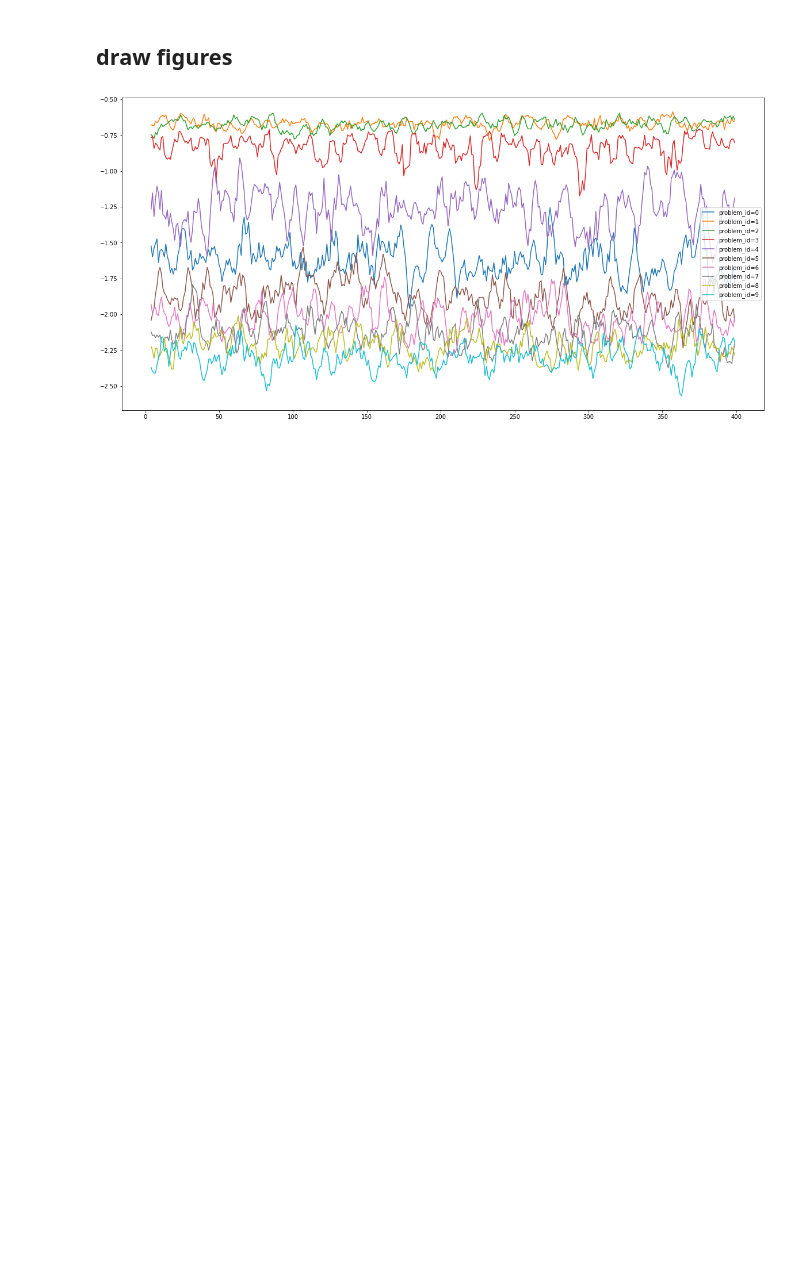
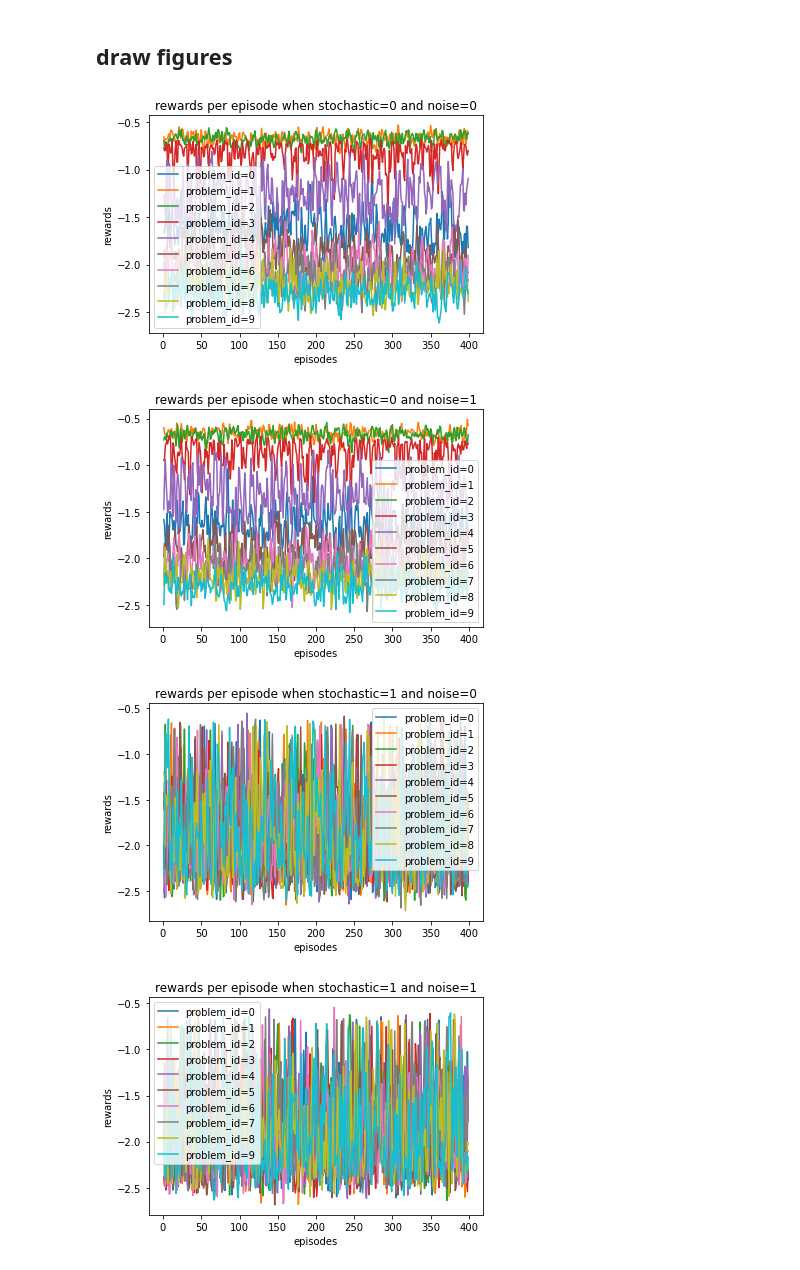
Before and after one commit to WayenVan/CovidResponesReinforcement, a Jupyter notebook: RandomAgent_WangJingyan/run_eval.ipynb, the cells around one changed output. Drawn from its saved outputs; the diff is of its cells as text; code cells hidden in the pictures; blank space fills up the shorter version.

```diff
--- a/RandomAgent_WangJingyan/run_eval.ipynb
+++ b/RandomAgent_WangJingyan/run_eval.ipynb
@@ -9,10 +9,22 @@ from QlernNN_WangJingyan.q_learning_nn import *
 from QlernNN_WangJingyan.evaluation import*
 # %% [markdown]
 ## draw figures
-# %%
-plt.figure(figsize=(20, 10))
-for i in range(10):
-    stats = load_variable("./data/stats_training/stats_train0{}_00.dat".format(i))
-    plot_rewards(stats, 1, i)
-# %% [output]
-[figure, removed]
+# %%
+for s_n in range(4):
+
+    #set stochastic and noisy from binary(00) to binary(11)
+    stochastic =(s_n//2)%2
+    noisy = s_n%2
+
+    plt.figure()
+    plt.title("rewards per episode when stochastic={} and noise={}".format(stochastic, noisy))
+    plt.xlabel("episodes")
+    plt.ylabel("rewards")
+    for i in range(10):
+        stats = load_variable("./data/stats_training/stats_train0{}_{}{}.dat".format(i, stochastic, noisy))
+        plot_rewards(stats, 1, i)
+# %% [output]
+[figure, added]
+[figure, added]
+[figure, added]
+[figure, added]
```
Also changed, not shown: 5 other files.
